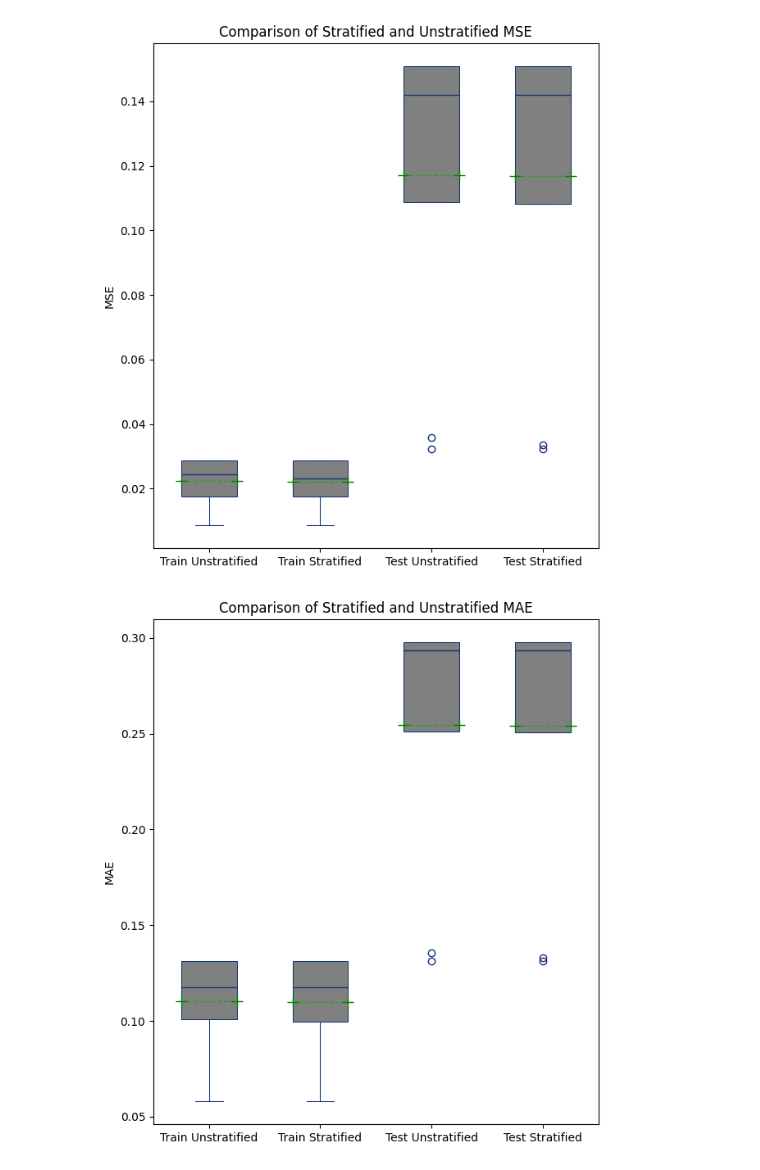
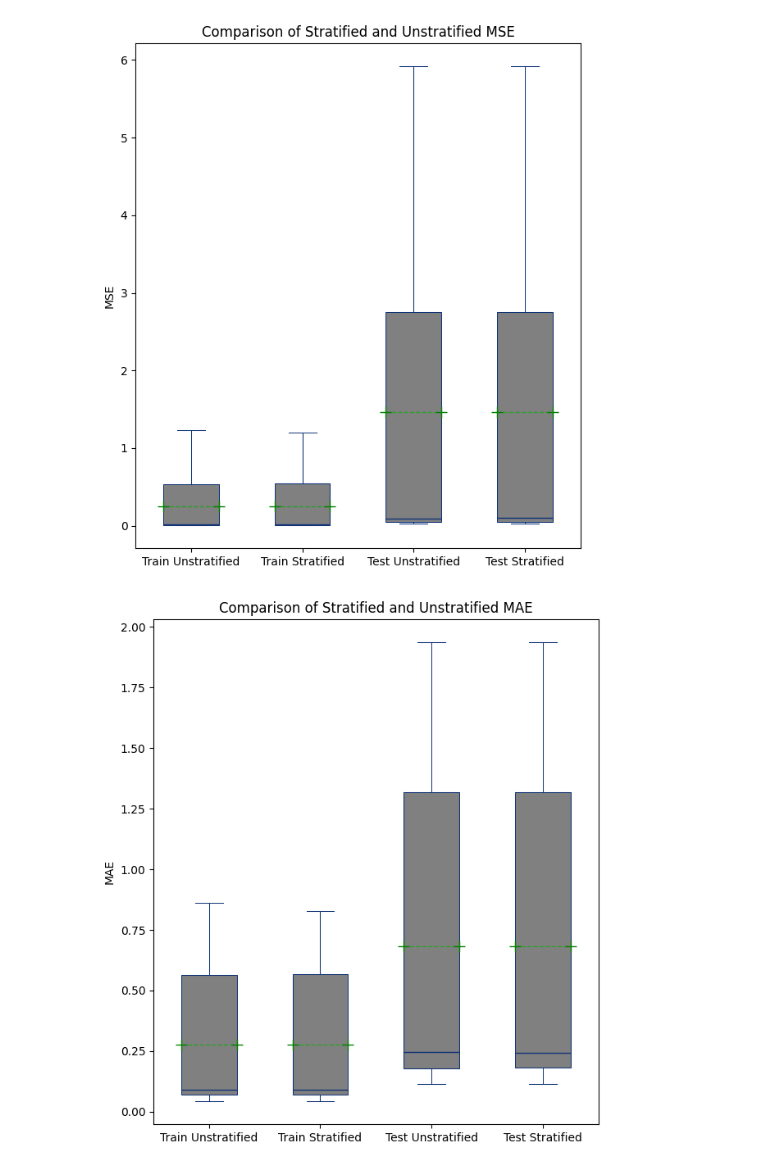
Before and after one commit to annegriddl/slds_stratification, a Jupyter notebook: Simulations/Experiments4 Final SetUp RF/visualization_results.ipynb, the cells around one changed output. Drawn from its saved outputs; the diff is of its cells as text; code cells hidden in the pictures.

Commit message:
added plots, cleaned visulaization code tiny bit

```diff
--- a/Simulations/Experiments4 Final SetUp RF/visualization_results.ipynb
+++ b/Simulations/Experiments4 Final SetUp RF/visualization_results.ipynb
@@ -39,6 +33,7 @@ for entry in data1:
         'noise': [model_info['FD_noise']],
         'seed': [entry['seed']],
         'random_state': [entry['random_state']],
+        'hyperparameters_same': [entry['hyperparameters_same:']],
         'train_r2_unstratified': [results_unstratified['train r2']],
         'test_r2_unstratified': [results_unstratified['test r2']],
         'train_mse_unstratified': [results_unstratified['train mse']],
@@ -105,6 +100,7 @@ for entry in data2:
         'noise': [model_info['FD_noise']],
         'seed': [entry['seed']],
         'random_state': [entry['random_state']],
+        'hyperparameters_same': [entry['hyperparameters_same']],
         'train_r2_unstratified': [results_unstratified['train r2']],
         'test_r2_unstratified': [results_unstratified['test r2']],
         'train_mse_unstratified': [results_unstratified['train mse']],
@@ -138,3 +133,0 @@ df2.head()
-# %%
-with open(file3) as f:
-    data3 = json.load(f)
@@ -194,2 +134,2 @@ df3.head()
 # %%
-data = pd.concat([df2, df3], ignore_index=True)
+data = pd.concat([df1, df2], ignore_index=True)
@@ -253,8 +199,8 @@ create_boxplot(df, metric, 'Comparison of Stratified and Unstratified R²')
 # %%
-create_boxplot(df, 'mse', 'Comparison of Stratified and Unstratified MSE')
+create_boxplot(data, 'mse', 'Comparison of Stratified and Unstratified MSE')
 # %% [output]
-[figure, old version]
+[figure, new version]
 # %%
-create_boxplot(df, 'mae', 'Comparison of Stratified and Unstratified MAE')
+create_boxplot(data, 'mae', 'Comparison of Stratified and Unstratified MAE')
 # %% [output]
-[figure, old version]
+[figure, new version]
```
Also changed, not shown: parts of 10 cells of this notebook, 7 other files.
